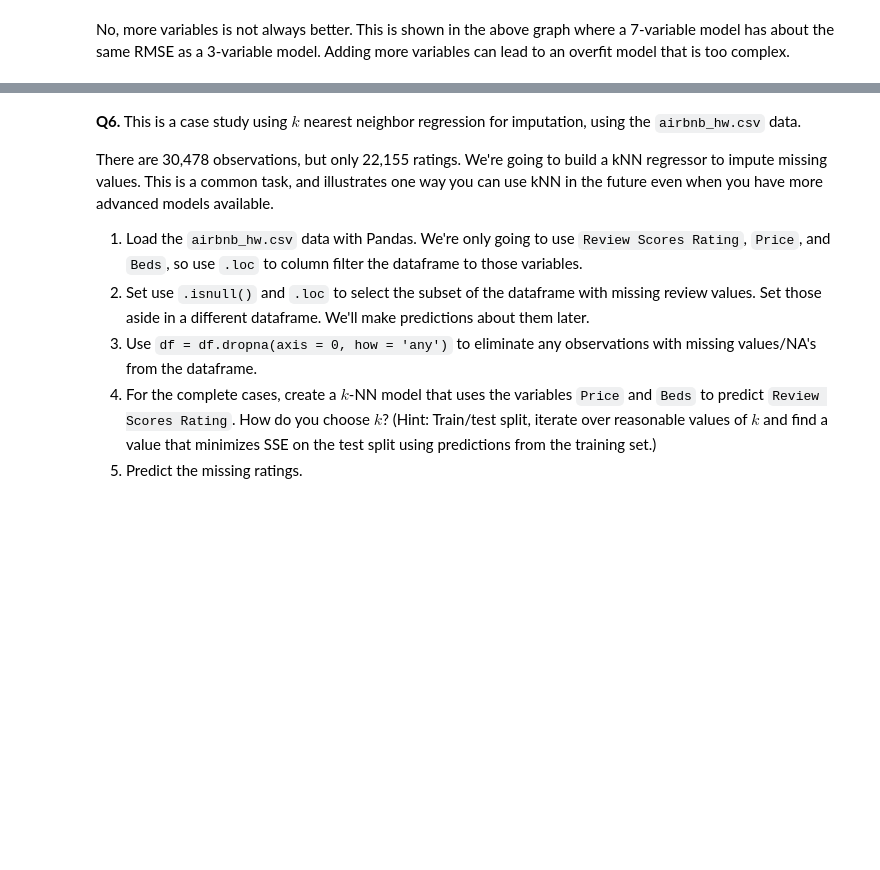
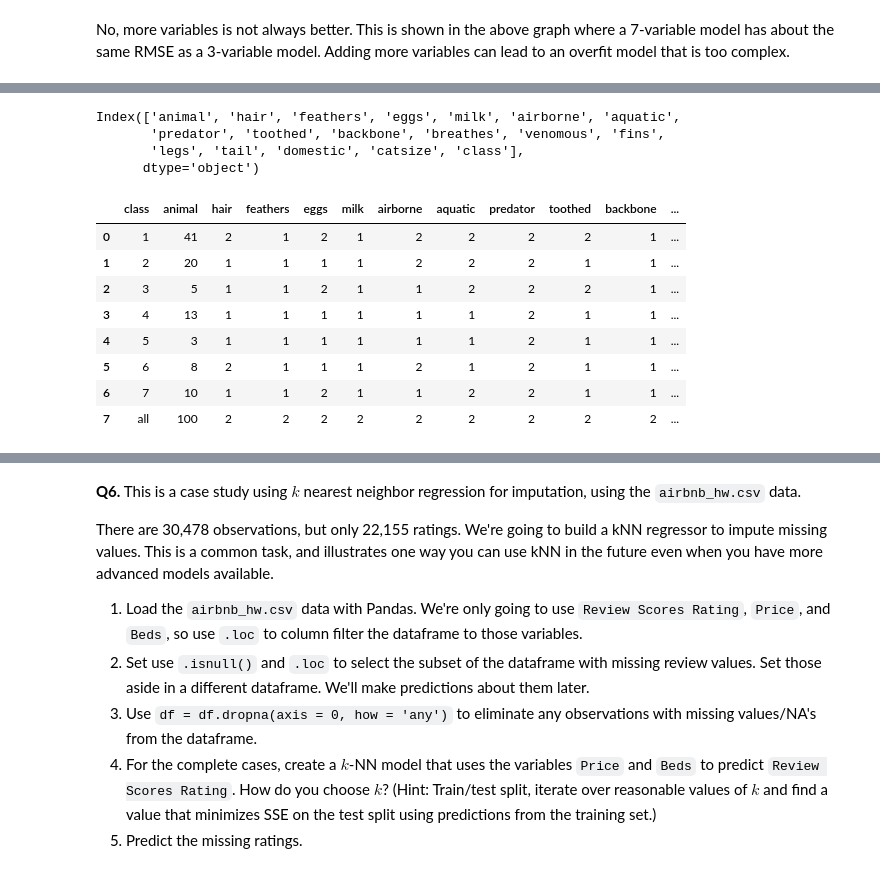
Before and after one commit to syd-nguyen/ds3021-assignments, a Jupyter notebook: assignments/02_assignment_knn.ipynb, the cells around one changed output, grey strips where cells are left out. Drawn from its saved outputs; the diff is of its cells as text; code cells hidden in the pictures; blank space fills up the shorter version.

```diff
--- a/assignments/02_assignment_knn.ipynb
+++ b/assignments/02_assignment_knn.ipynb
@@ -424,0 +457,72 @@ The data consist of a label, `class`, taking integer values 1 to 7, the name of
+# %%
+ANIMALS.columns
+# %% [output]
+Index(['animal', 'hair', 'feathers', 'eggs', 'milk', 'airborne', 'aquatic',
+       'predator', 'toothed', 'backbone', 'breathes', 'venomous', 'fins',
+       'legs', 'tail', 'domestic', 'catsize', 'class'],
+      dtype='object')
+# %%
+uniqueVals = pd.DataFrame()
+
+def getnunique(col, fil):
+    return [fil[col].nunique()]
+
+for classNum in range(1, 8):
+    fil = ANIMALS[ANIMALS['class'] == classNum]
+    newRow = pd.DataFrame({
+        'class': [classNum],
+        'animal': getnunique('animal', fil),
+        'hair': getnunique('hair', fil),
+        'feathers': getnunique('feathers', fil),
+        'eggs': getnunique('eggs', fil),
+        'milk': getnunique('milk', fil),
+        'airborne': getnunique('airborne', fil),
+        'aquatic': getnunique('aquatic', fil),
+        'predator': getnunique('predator', fil),
+        'toothed': getnunique('toothed', fil),
+        'backbone': getnunique('backbone', fil),
+        'breathes': getnunique('breathes', fil),
+        'venomous': getnunique('venomous', fil),
+        'fins': getnunique('fins', fil),
+        'legs': getnunique('legs', fil),
+        'tail': getnunique('tail', fil),
+        'domestic': getnunique('domestic', fil),
+        'catsize': getnunique('catsize', fil)
+    })
+    uniqueVals = pd.concat([uniqueVals, newRow], ignore_index=True)
+
+newRow = pd.DataFrame({
+    'class': ['all'],
+    'animal': ANIMALS['animal'].nunique(),
+    'hair': ANIMALS['hair'].nunique(),
+    'feathers': ANIMALS['feathers'].nunique(),
+    'eggs': ANIMALS['eggs'].nunique(),
+    'milk': ANIMALS['milk'].nunique(),
+    'airborne': ANIMALS['airborne'].nunique(),
+    'aquatic': ANIMALS['aquatic'].nunique(),
+    'predator': ANIMALS['predator'].nunique(),
+    'toothed': ANIMALS['toothed'].nunique(),
+    'backbone': ANIMALS['backbone'].nunique(),
+    'breathes': ANIMALS['breathes'].nunique(),
+    'venomous': ANIMALS['venomous'].nunique(),
+    'fins': ANIMALS['fins'].nunique(),
+    'legs': ANIMALS['legs'].nunique(),
+    'tail': ANIMALS['tail'].nunique(),
+    'domestic': ANIMALS['domestic'].nunique(),
+    'catsize': ANIMALS['catsize'].nunique()
+})
+
+uniqueVals = pd.concat([uniqueVals, newRow], ignore_index=True)
+
+
+uniqueVals
+# %% [output]
+|  | class | animal | hair | feathers | eggs | milk | airborne | aquatic | predator | toothed | backbone | ... |
+| 0 | 1 | 41 | 2 | 1 | 2 | 1 | 2 | 2 | 2 | 2 | 1 | ... |
+| 1 | 2 | 20 | 1 | 1 | 1 | 1 | 2 | 2 | 2 | 1 | 1 | ... |
+| 2 | 3 | 5 | 1 | 1 | 2 | 1 | 1 | 2 | 2 | 2 | 1 | ... |
+| 3 | 4 | 13 | 1 | 1 | 1 | 1 | 1 | 1 | 2 | 1 | 1 | ... |
+| 4 | 5 | 3 | 1 | 1 | 1 | 1 | 1 | 1 | 2 | 1 | 1 | ... |
+| 5 | 6 | 8 | 2 | 1 | 1 | 1 | 2 | 1 | 2 | 1 | 1 | ... |
+| 6 | 7 | 10 | 1 | 1 | 2 | 1 | 1 | 2 | 2 | 1 | 1 | ... |
+| 7 | all | 100 | 2 | 2 | 2 | 2 | 2 | 2 | 2 | 2 | 2 | ... |
```
Also changed, not shown: parts of 16 cells of this notebook.
